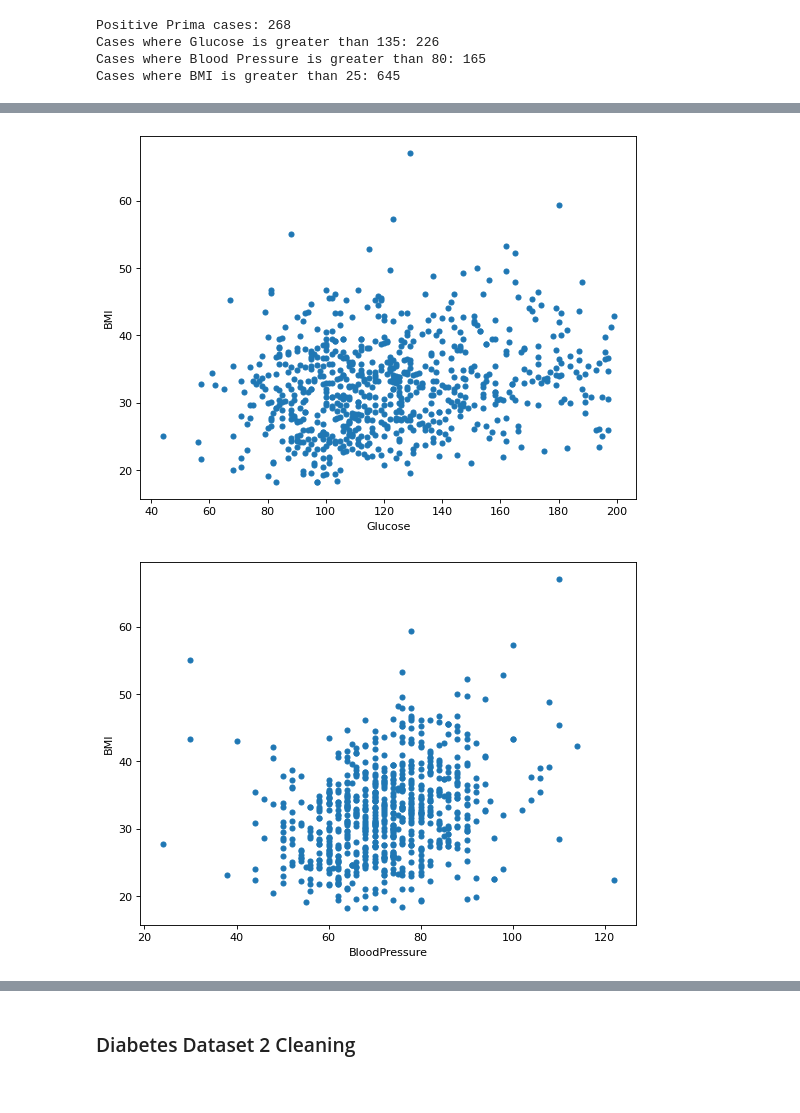
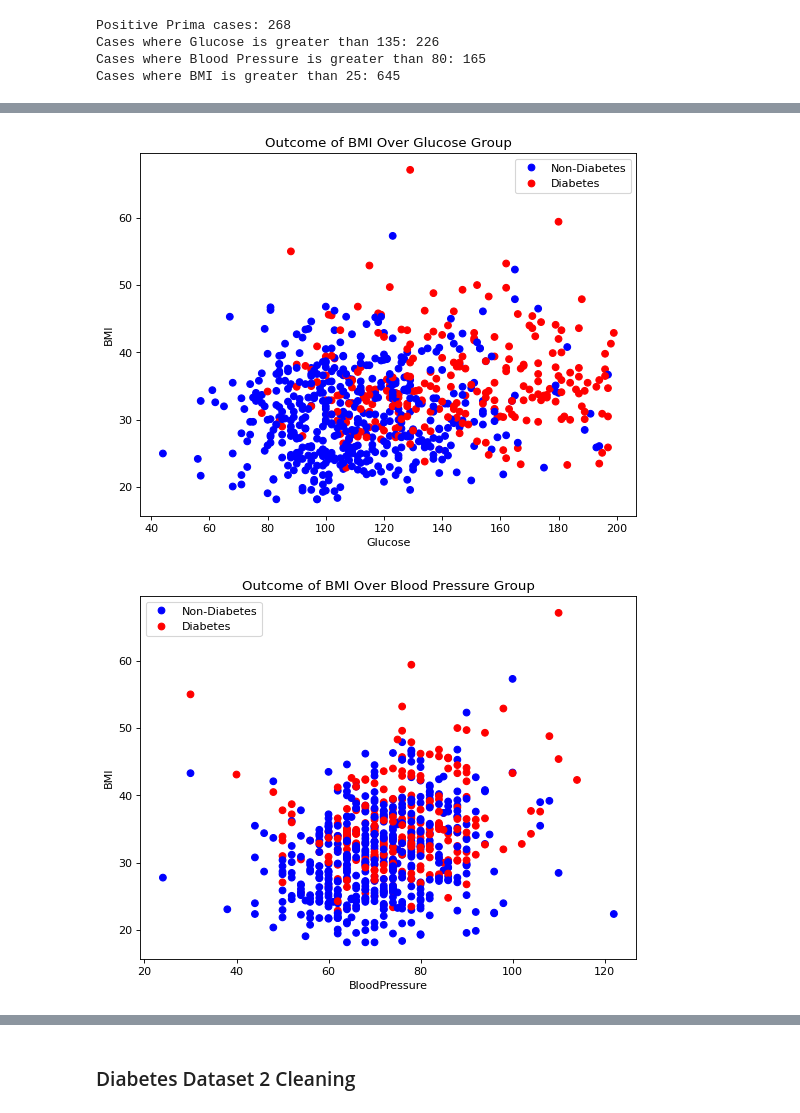
Before and after one commit to psalinas505/python-diabetes, a Jupyter notebook: Python_Diabetes_PS_NN_BB.ipynb, the cells around one changed output, grey strips where cells are left out. Drawn from its saved outputs; the diff is of its cells as text; code cells hidden in the pictures.

```diff
--- a/Python_Diabetes_PS_NN_BB.ipynb
+++ b/Python_Diabetes_PS_NN_BB.ipynb
@@ -748,18 +781,22 @@ plt.ylabel('BloodPressure');
 # %%
+# Clean Plot: Glucose and BMI Scatter Plot
 # Cluster around 100-130 for the glucose and BMI 25-35
 figure(num=None, figsize=(8, 6), dpi=80, facecolor='w', edgecolor='k')
-
-plt.scatter(df0['Glucose'], df0['BMI'], s=20)
+scatter = plt.scatter(df0['Glucose'], df0['BMI'], c=df0['Outcome'], cmap=plt.cm.bwr)
 plt.xlabel('Glucose')
-plt.ylabel('BMI');
+plt.ylabel('BMI')
+plt.title('Outcome of BMI Over Glucose Group')
+plt.legend(handles=scatter.legend_elements()[0], labels=['Non-Diabetes', 'Diabetes']);
 # %% [output]
-[figure, old version]
+[figure, new version]
 # %%
-# Cluster for Blood Pressure around 60-80 and BMI of 25-35
+# Clean Plot: Blood Pressure and BMI Scatter Plot
+# Cluster around 60-80 for the Blood Pressure and BMI 25-35
 figure(num=None, figsize=(8, 6), dpi=80, facecolor='w', edgecolor='k')
-
-plt.scatter(df0['BloodPressure'], df0['BMI'], s=20)
+scatter = plt.scatter(df0['BloodPressure'], df0['BMI'], c=df0['Outcome'], cmap=plt.cm.bwr)
 plt.xlabel('BloodPressure')
-plt.ylabel('BMI');
+plt.ylabel('BMI')
+plt.title('Outcome of BMI Over Blood Pressure Group')
+plt.legend(handles=scatter.legend_elements()[0], labels=['Non-Diabetes', 'Diabetes']);
 # %% [output]
-[figure, old version]
+[figure, new version]
```
Also changed, not shown: parts of 10 cells of this notebook.
